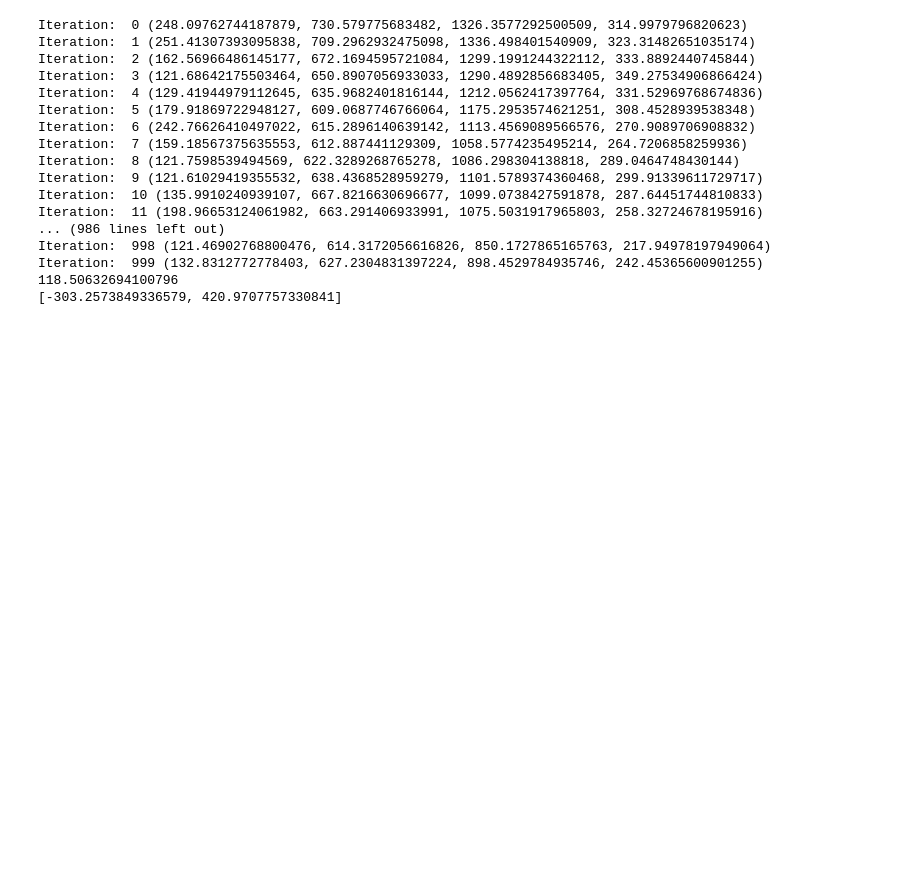
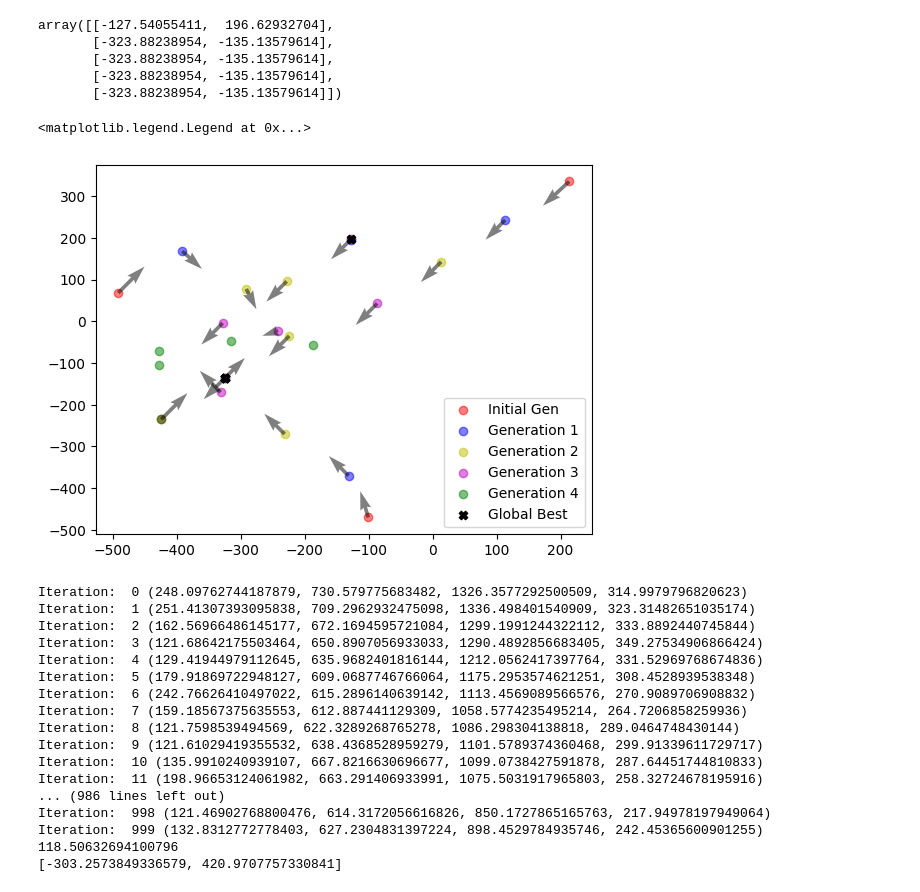
Before and after one commit to nurfnick/Metaheuristics, a Jupyter notebook: Homework8/PSO.ipynb, the cells around one changed output. Drawn from its saved outputs; the diff is of its cells as text; code cells hidden in the pictures; blank space fills up the shorter version.

```diff
--- a/Homework8/PSO.ipynb
+++ b/Homework8/PSO.ipynb
@@ -144,0 +190,3 @@ pos
+# %%
+tableForGraphing = np.array(tableForGraphing)
+tableForGraphing
@@ -145 +211,28 @@ pos
+# %%
+globalBest = np.array(globalBest)
+
+globalBest
+# %% [output]
+array([[-127.54055411,  196.62932704],
+       [-323.88238954, -135.13579614],
+       [-323.88238954, -135.13579614],
+       [-323.88238954, -135.13579614],
+       [-323.88238954, -135.13579614]])
+# %%
+import matplotlib.pyplot as plt
+
+plt.scatter(tableForGraphing[0,:,0],tableForGraphing[0,:,1],c = 'r',alpha = 0.5, label = "Initial Gen")
+plt.scatter(tableForGraphing[2,:,0],tableForGraphing[2,:,1], c= 'b', alpha = 0.5, label = "Generation 1")
+plt.scatter(tableForGraphing[4,:,0],tableForGraphing[4,:,1],c = 'y',alpha = 0.5, label = "Generation 2")
+plt.scatter(tableForGraphing[6,:,0],tableForGraphing[6,:,1], c= 'm', alpha = 0.5, label = "Generation 3")
+plt.scatter(tableForGraphing[8,:,0],tableForGraphing[8,:,1], c= 'g', alpha = 0.5, label = "Generation 4")
+plt.scatter(globalBest[:,0],globalBest[:,1], c = 'k', alpha = 1, label = "Global Best", marker = 'X')
+plt.quiver(tableForGraphing[0,:,0],tableForGraphing[0,:,1],tableForGraphing[3,:,0],tableForGraphing[3,:,1], alpha = 0.5)
+plt.quiver(tableForGraphing[2,:,0],tableForGraphing[2,:,1],tableForGraphing[5,:,0],tableForGraphing[5,:,1], alpha = 0.5)
+plt.quiver(tableForGraphing[4,:,0],tableForGraphing[4,:,1],tableForGraphing[7,:,0],tableForGraphing[7,:,1], alpha = 0.5)
+plt.quiver(tableForGraphing[6,:,0],tableForGraphing[6,:,1],tableForGraphing[9,:,0],tableForGraphing[9,:,1], alpha = 0.5)
+plt.legend()
+# %% [output]
+<matplotlib.legend.Legend at 0x...>
+[figure, added]
 # %%
```
Also changed, not shown: parts of 5 cells of this notebook.
